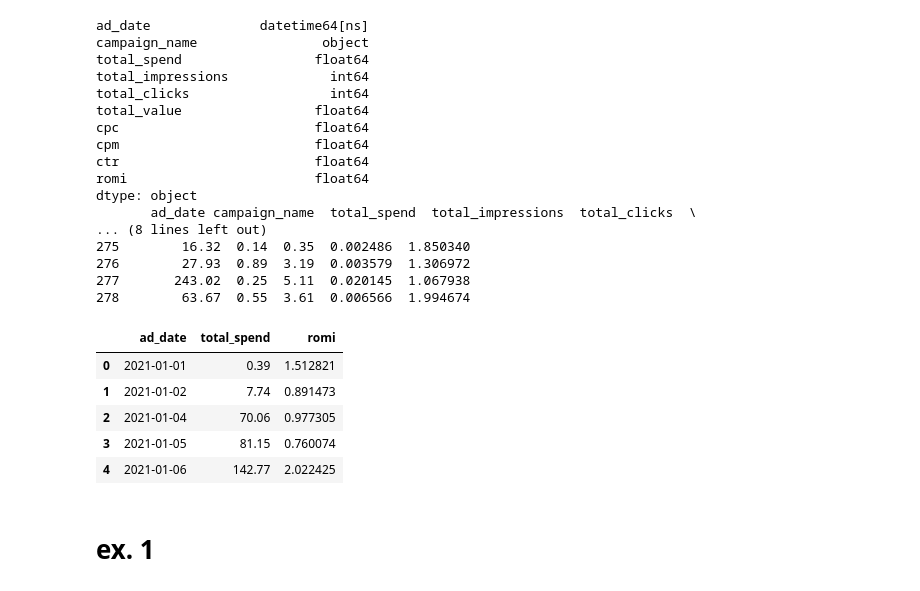
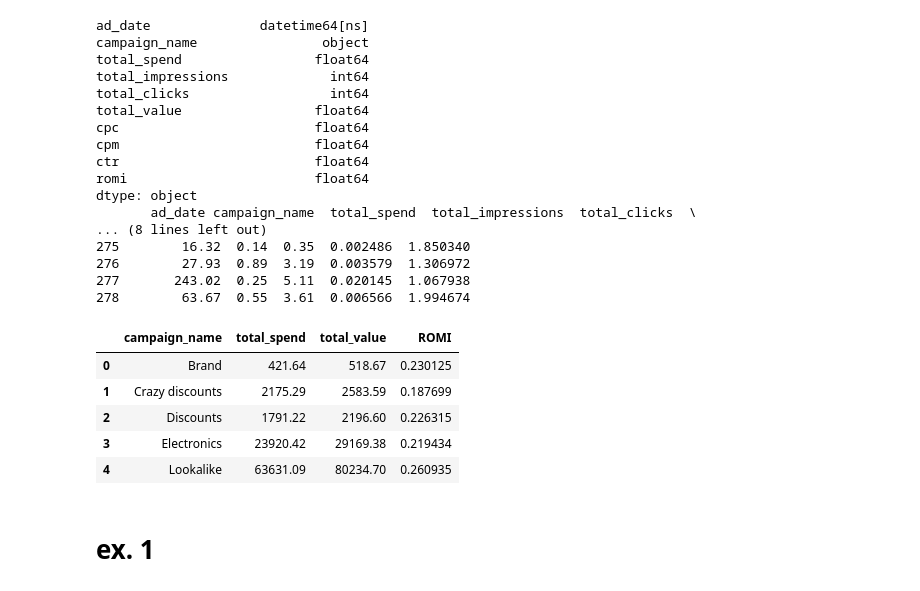
Before and after one commit to martaelisity/GoIT-Python, a Jupyter notebook: Tema 2.ipynb, the cells around one changed output. Saved outputs shown, nothing was run; the diff lists cells and outputs as text; code cells hidden in the pictures.

```diff
--- a/Tema 2.ipynb
+++ b/Tema 2.ipynb
@@ -44,12 +50,12 @@ dataset_2021_daily = dataset_2021.groupby(dataset_2021['ad_date'].dt.date).agg({
-# %%
-dataset_2021_daily.head()
-# %% [output]
-|  | ad_date | total_spend | romi |
-| 0 | 2021-01-01 | 0.39 | 1.512821 |
-| 1 | 2021-01-02 | 7.74 | 0.891473 |
-| 2 | 2021-01-04 | 70.06 | 0.977305 |
-| 3 | 2021-01-05 | 81.15 | 0.760074 |
-| 4 | 2021-01-06 | 142.77 | 2.022425 |
+# %%
+grouped_df.head()
+# %% [output]
+|  | campaign_name | total_spend | total_value | ROMI |
+| 0 | Brand | 421.64 | 518.67 | 0.230125 |
+| 1 | Crazy discounts | 2175.29 | 2583.59 | 0.187699 |
+| 2 | Discounts | 1791.22 | 2196.60 | 0.226315 |
+| 3 | Electronics | 23920.42 | 29169.38 | 0.219434 |
+| 4 | Lookalike | 63631.09 | 80234.70 | 0.260935 |
 # %% [markdown]
 # ex. 1
 # %%
```
Also changed, not shown: parts of 6 cells of this notebook.
